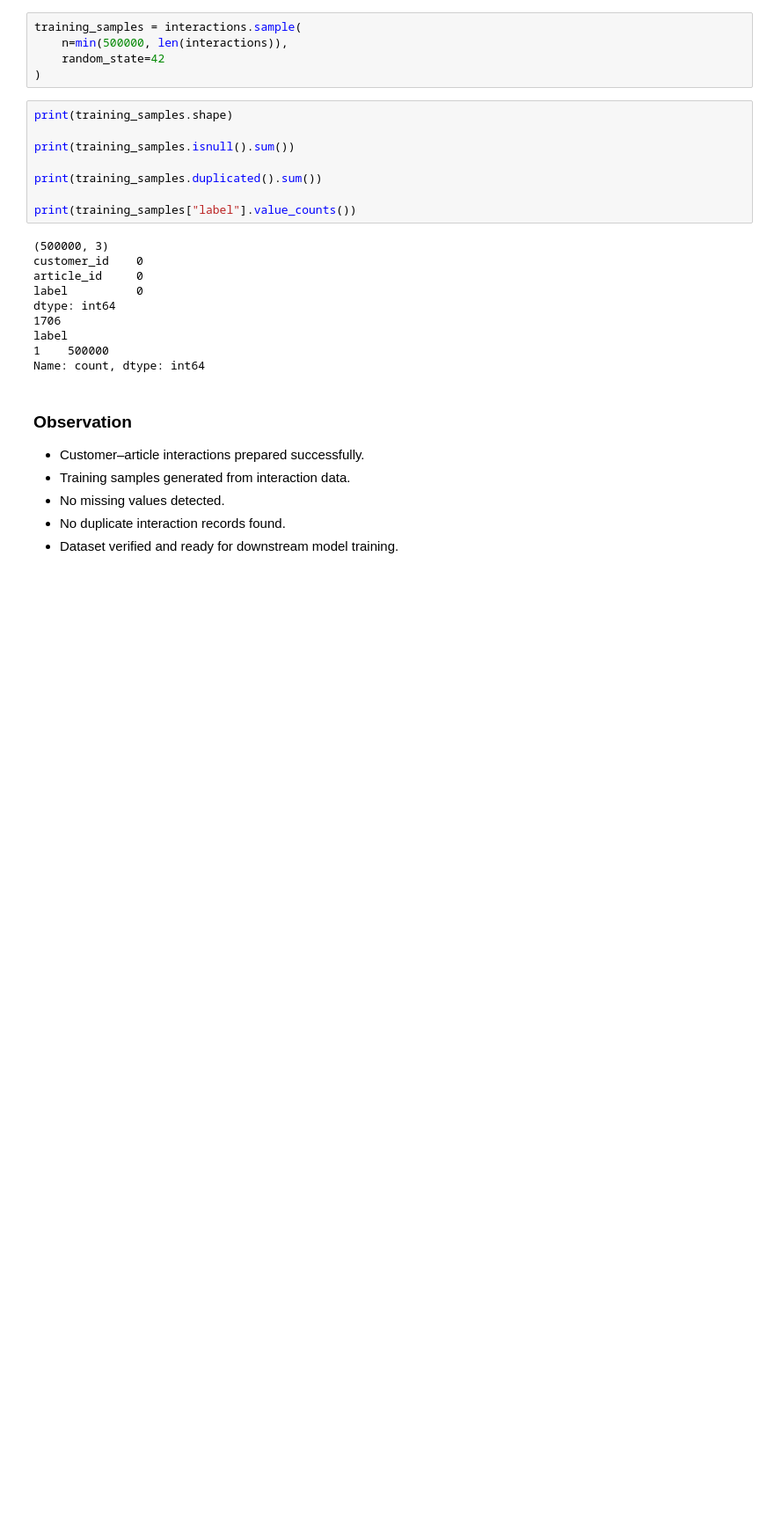
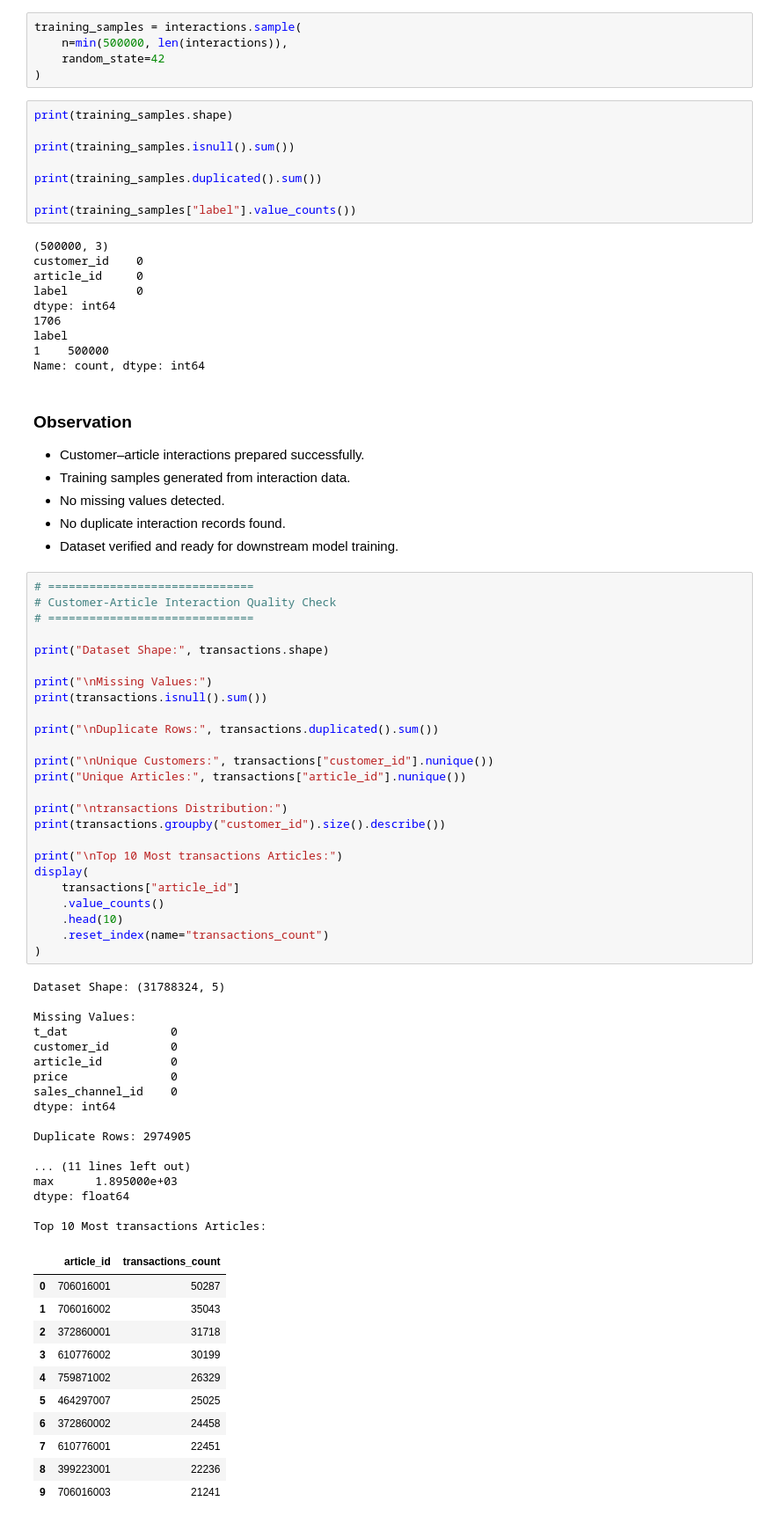
Before and after one commit to Kamesh-developer2703/Context-Aware-Neural-Recommendation-Engine, a Jupyter notebook: notebooks/transaction_analysis.ipynb, the cells around one changed output. Shown at 88% size. Drawn from its saved outputs; the diff is of its cells as text; blank space fills up the shorter version.

Commit message:
feat: enhance customer-article interaction data validation and strengthen preprocessing pipeline

```diff
--- a/notebooks/transaction_analysis.ipynb
+++ b/notebooks/transaction_analysis.ipynb
@@ -368,3 +368,57 @@ Name: count, dtype: int64
 - No missing values detected.
 - No duplicate interaction records found.
 - Dataset verified and ready for downstream model training.
+# %%
+# ==============================
+# Customer-Article Interaction Quality Check
+# ==============================
+
+print("Dataset Shape:", transactions.shape)
+
+print("\nMissing Values:")
+print(transactions.isnull().sum())
+
+print("\nDuplicate Rows:", transactions.duplicated().sum())
+
+print("\nUnique Customers:", transactions["customer_id"].nunique())
+print("Unique Articles:", transactions["article_id"].nunique())
+
+print("\ntransactions Distribution:")
+print(transactions.groupby("customer_id").size().describe())
+
+print("\nTop 10 Most transactions Articles:")
+display(
+    transactions["article_id"]
+    .value_counts()
+    .head(10)
+    .reset_index(name="transactions_count")
+)
+# %% [output]
+Dataset Shape: (31788324, 5)
+
+Missing Values:
+t_dat               0
+customer_id         0
+article_id          0
+price               0
+sales_channel_id    0
+dtype: int64
+
+Duplicate Rows: 2974905
+
+... (11 lines left out)
+max      1.895000e+03
+dtype: float64
+
+Top 10 Most transactions Articles:
+|  | article_id | transactions_count |
+| 0 | 706016001 | 50287 |
+| 1 | 706016002 | 35043 |
+| 2 | 372860001 | 31718 |
+| 3 | 610776002 | 30199 |
+| 4 | 759871002 | 26329 |
+| 5 | 464297007 | 25025 |
+| 6 | 372860002 | 24458 |
+| 7 | 610776001 | 22451 |
+| 8 | 399223001 | 22236 |
+| 9 | 706016003 | 21241 |
```
